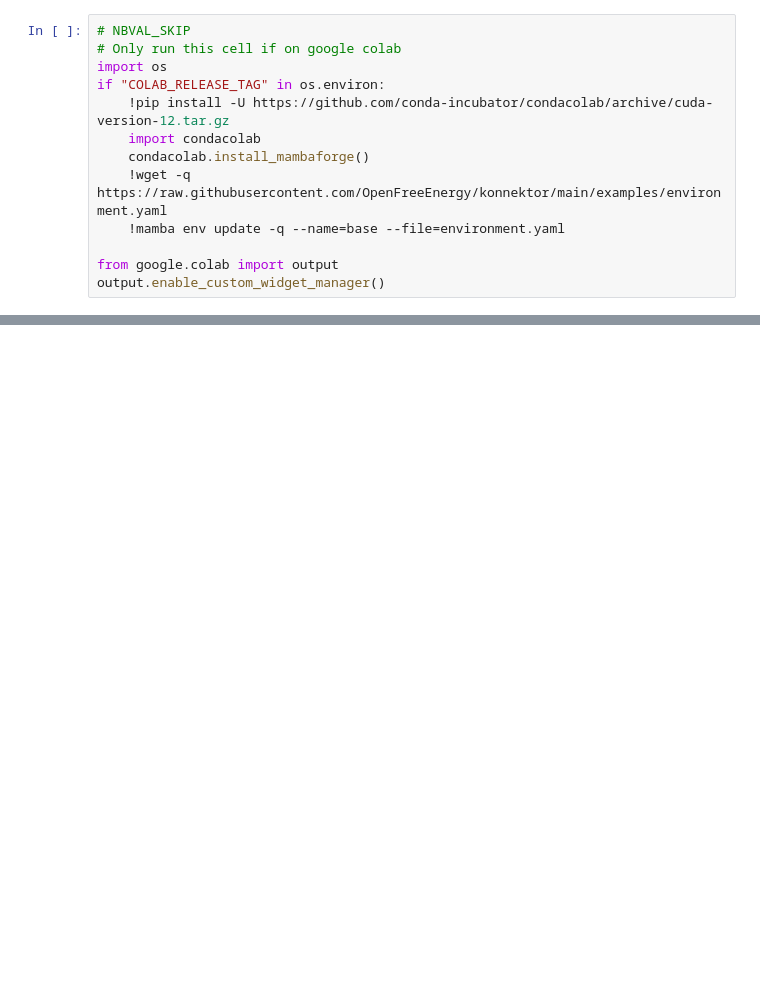
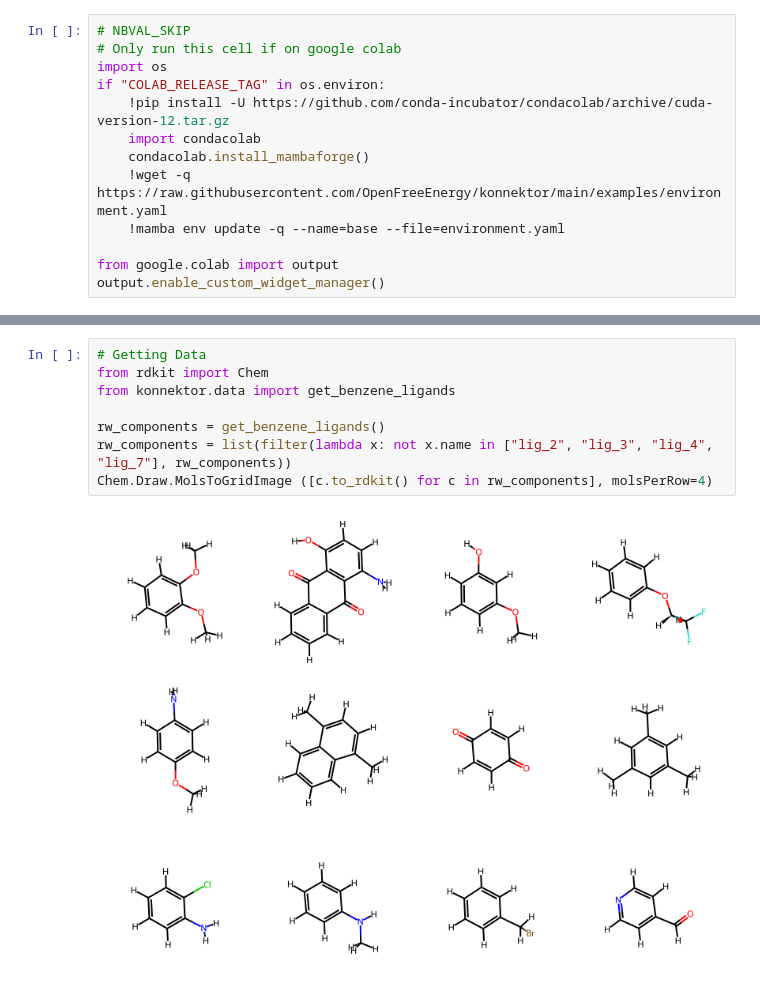
Before and after one commit to OpenFreeEnergy/konnektor, a Jupyter notebook: examples/konnektor_example.ipynb, the cells around one changed output, grey strips where cells are left out. Saved outputs shown, nothing was run; the diff lists cells and outputs as text; blank space fills up the shorter version.

```diff
--- a/examples/konnektor_example.ipynb
+++ b/examples/konnektor_example.ipynb
@@ -83,0 +147,10 @@ draw_network_widget(starry_sky_network);
+# %%
+# Getting Data
+from rdkit import Chem
+from konnektor.data import get_benzene_ligands
+
+rw_components = get_benzene_ligands()
+rw_components = list(filter(lambda x: not x.name in ["lig_2", "lig_3", "lig_4", "lig_7"], rw_components))
+Chem.Draw.MolsToGridImage ([c.to_rdkit() for c in rw_components], molsPerRow=4)
+# %% [output]
+[figure, added]
```
Also changed, not shown: parts of 57 cells of this notebook, 6 other files.
